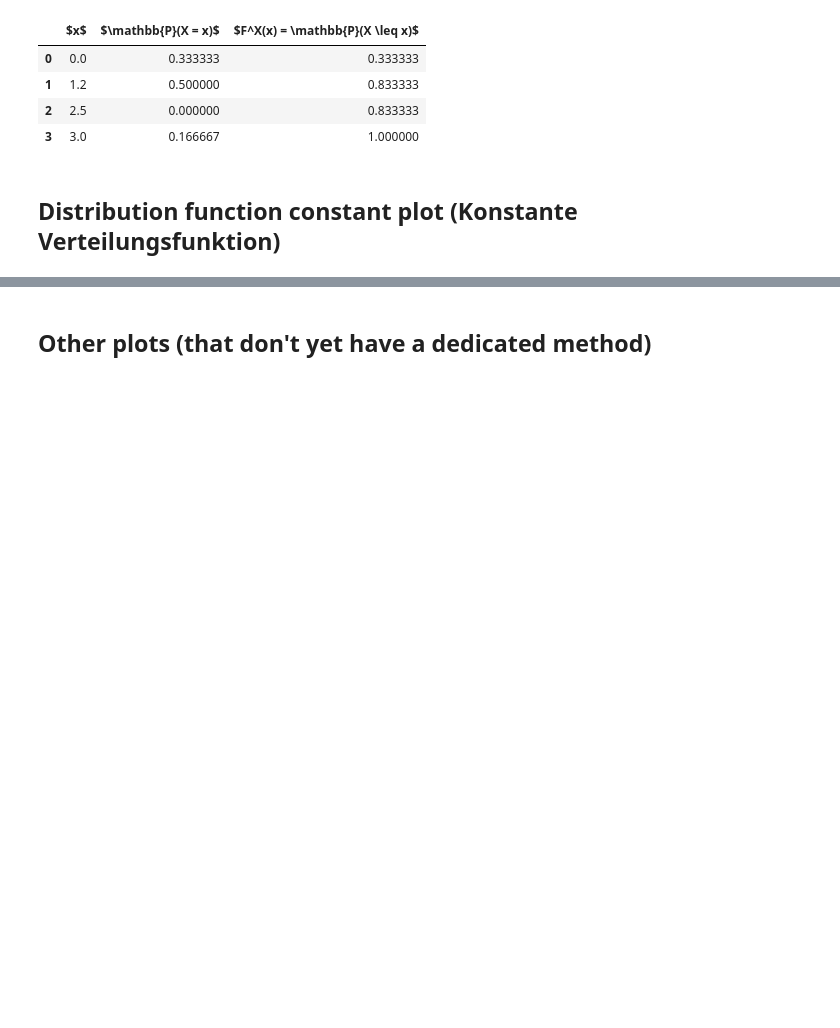
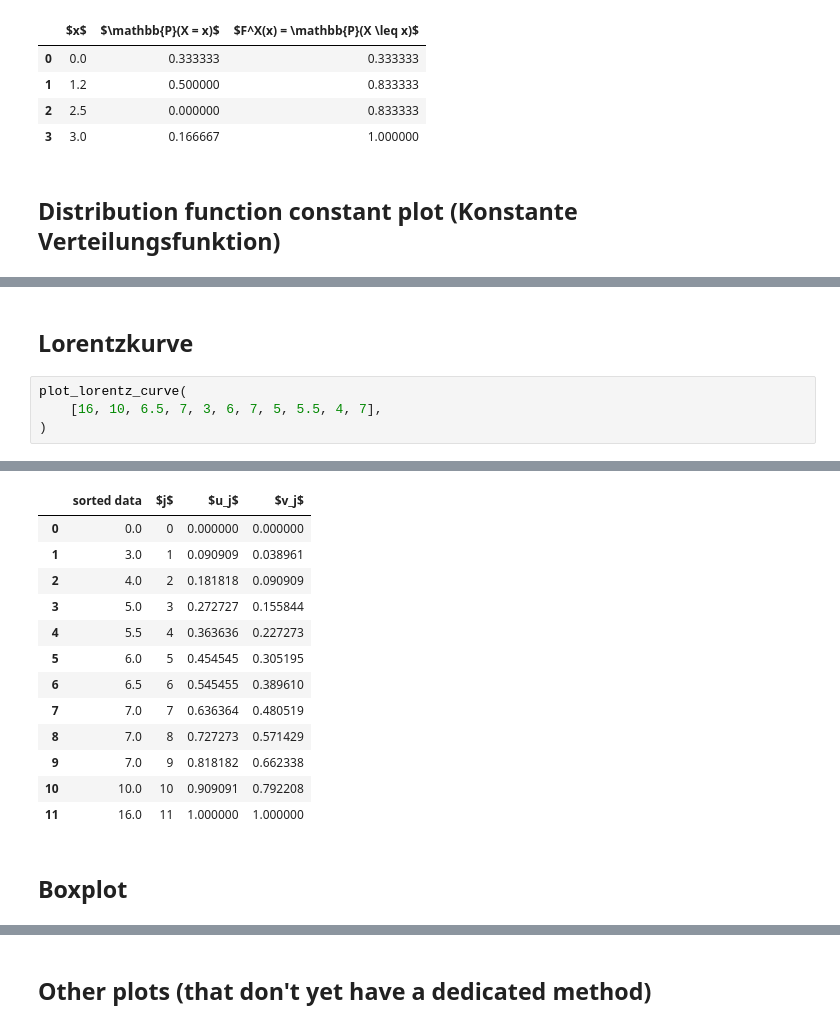
Before and after one commit to AnonymerNiklasistanonym/JupyterNotebookPlots, a Jupyter notebook: plots.ipynb, the cells around one changed output, grey strips where cells are left out. Saved outputs shown, nothing was run; the diff lists cells and outputs as text; blank space fills up the shorter version.

Commit message:
Update to latest version
- Lorentzkurve
- Boxplot
- Notes to all plots
- Grids for only the y/x axis

```diff
--- a/plots.ipynb
+++ b/plots.ipynb
@@ -54,3 +57,10 @@ plot_random_variable_constant_distribution_function(
 )
 # %% [output]
 [drawing not drawn]
+# %% [markdown]
+## Lorentzkurve
+# %%
+plot_lorentz_curve(
+    [16, 10, 6.5, 7, 3, 6, 7, 5, 5.5, 4, 7],
+)
+# %% [output]
@@ -56,0 +68,15 @@ plot_random_variable_constant_distribution_function(
+|  | sorted data | $j$ | $u_j$ | $v_j$ |
+| 0 | 0.0 | 0 | 0.000000 | 0.000000 |
+| 1 | 3.0 | 1 | 0.090909 | 0.038961 |
+| 2 | 4.0 | 2 | 0.181818 | 0.090909 |
+| 3 | 5.0 | 3 | 0.272727 | 0.155844 |
+| 4 | 5.5 | 4 | 0.363636 | 0.227273 |
+| 5 | 6.0 | 5 | 0.454545 | 0.305195 |
+| 6 | 6.5 | 6 | 0.545455 | 0.389610 |
+| 7 | 7.0 | 7 | 0.636364 | 0.480519 |
+| 8 | 7.0 | 8 | 0.727273 | 0.571429 |
+| 9 | 7.0 | 9 | 0.818182 | 0.662338 |
+| 10 | 10.0 | 10 | 0.909091 | 0.792208 |
+| 11 | 16.0 | 11 | 1.000000 | 1.000000 |
+# %% [markdown]
+## Boxplot
```
Also changed, not shown: parts of 5 cells of this notebook, 2 other files.
